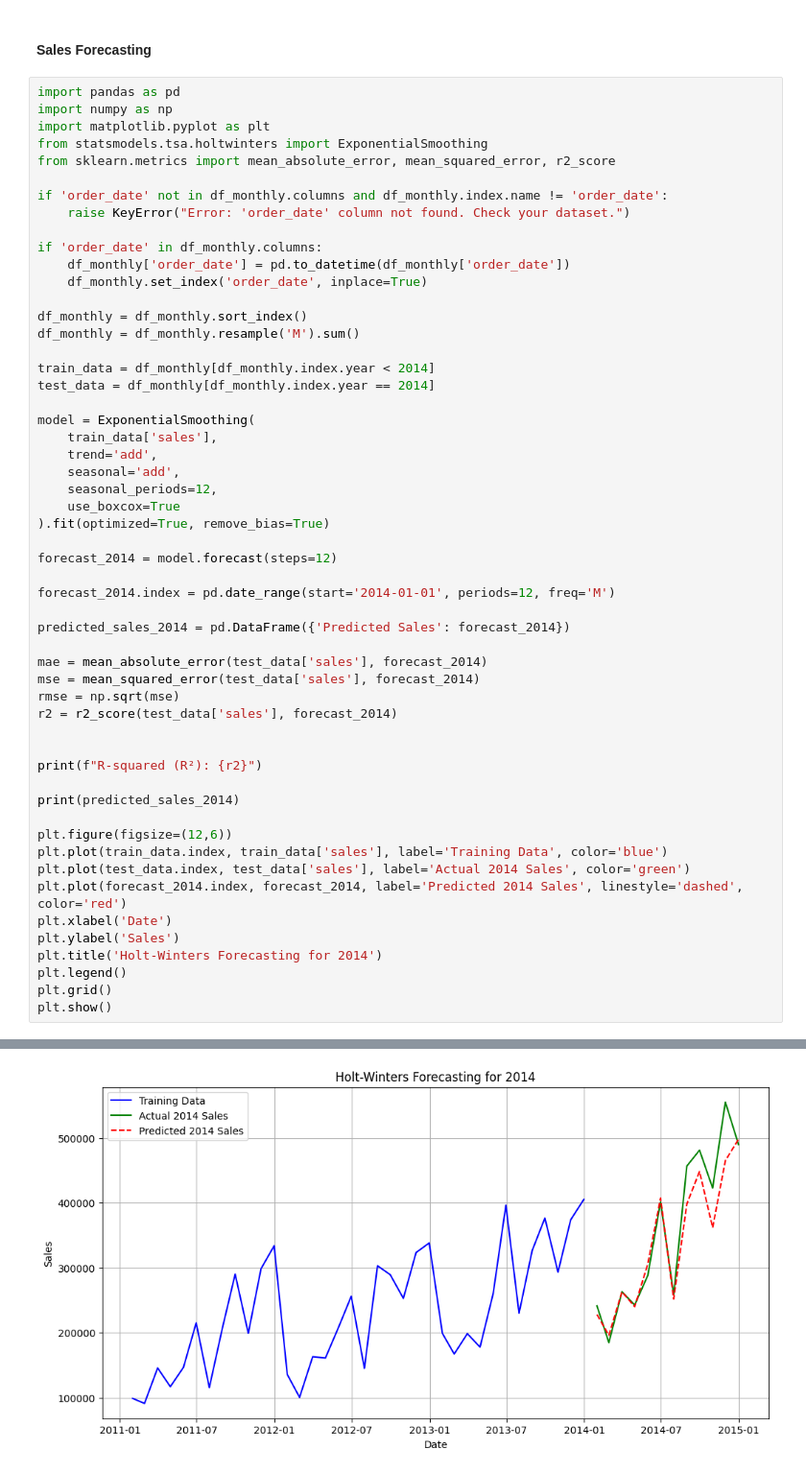
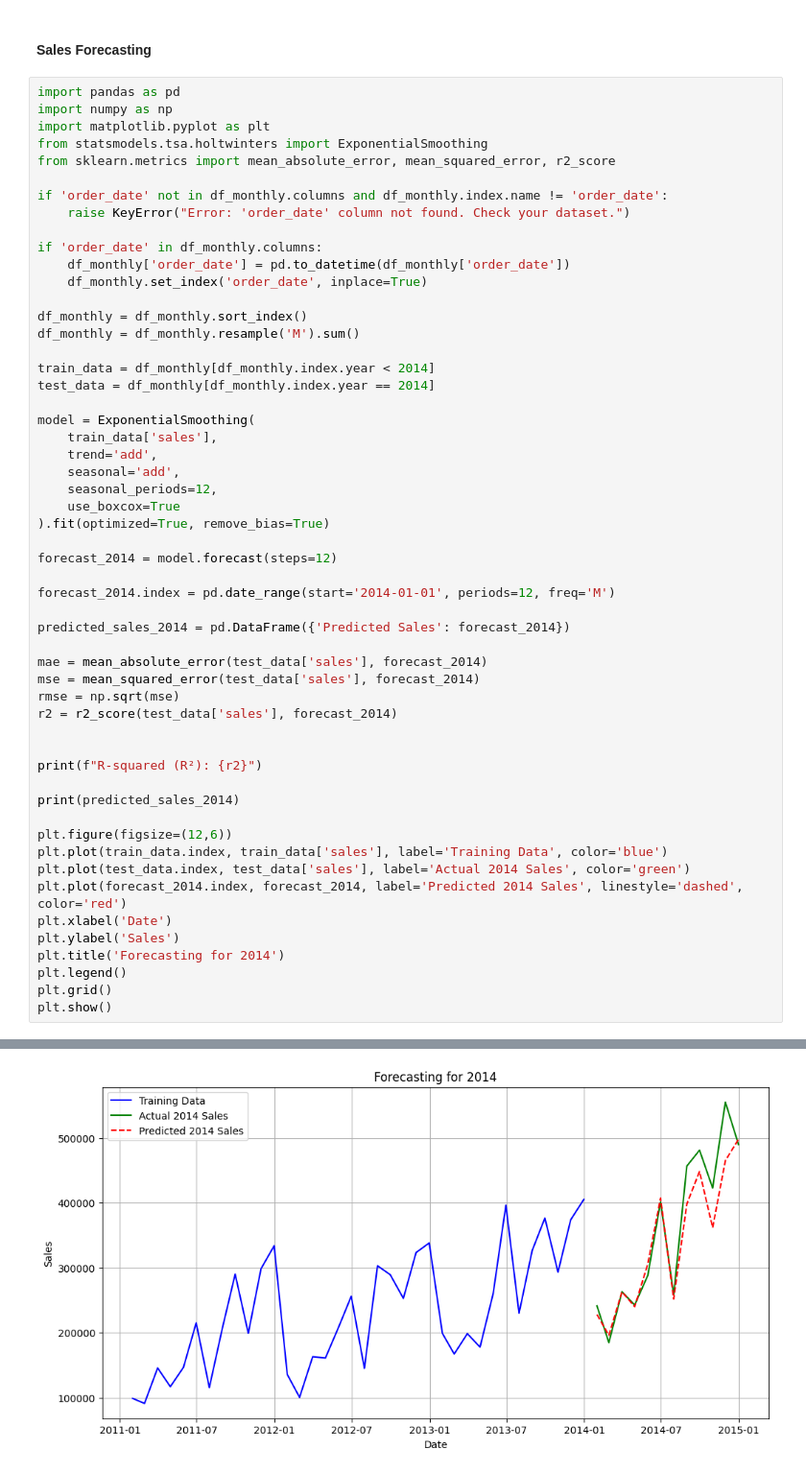
Before and after one commit to Akashraiden/Sales-Forecast-and-Prediction, a Jupyter notebook: EDA and Feature_Engineering.ipynb, the cells around one changed output, grey strips where cells are left out. Shown at 96% size. Saved outputs shown, nothing was run; the diff lists cells and outputs as text.

```diff
--- a/EDA and Feature_Engineering.ipynb
+++ b/EDA and Feature_Engineering.ipynb
@@ -797,32 +797,32 @@ r2 = r2_score(test_data['sales'], forecast_2014)
 
 
 print(f"R-squared (R²): {r2}")
 
 print(predicted_sales_2014)
 
 plt.figure(figsize=(12,6))
 plt.plot(train_data.index, train_data['sales'], label='Training Data', color='blue')
 plt.plot(test_data.index, test_data['sales'], label='Actual 2014 Sales', color='green')
 plt.plot(forecast_2014.index, forecast_2014, label='Predicted 2014 Sales', linestyle='dashed', color='red')
 plt.xlabel('Date')
 plt.ylabel('Sales')
-plt.title('Holt-Winters Forecasting for 2014')
+plt.title('Forecasting for 2014')
 plt.legend()
 plt.grid()
 plt.show()
 # %% [output]
 R-squared (R²): 0.898138024080929
             Predicted Sales
 2014-01-31    228003.791193
 2014-02-28    196040.195337
 2014-03-31    263017.404481
 2014-04-30    240140.141029
 2014-05-31    306011.137921
 2014-06-30    407374.937999
 2014-07-31    251897.833214
 2014-08-31    398131.773650
 2014-09-30    448340.911373
 2014-10-31    361794.711822
 2014-11-30    465125.749039
 2014-12-31    497953.297146
-[figure, old version]
+[figure, new version]
```
Also changed, not shown: parts of 1 cell of this notebook.
